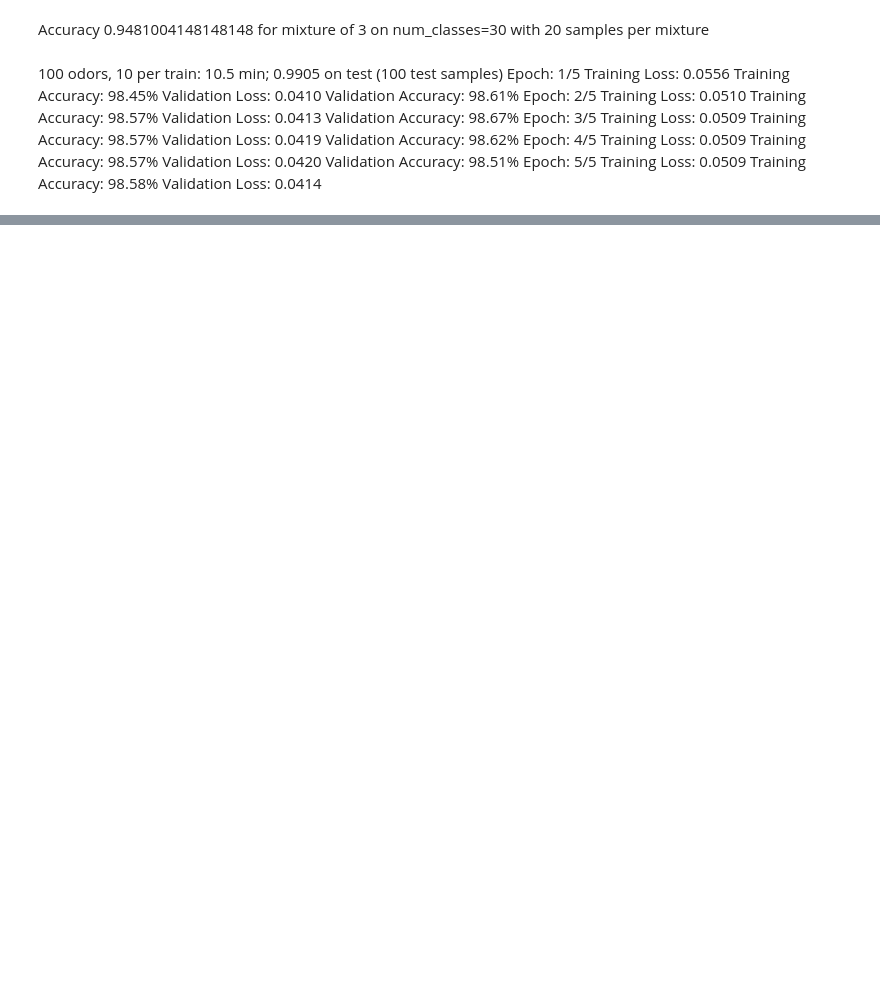
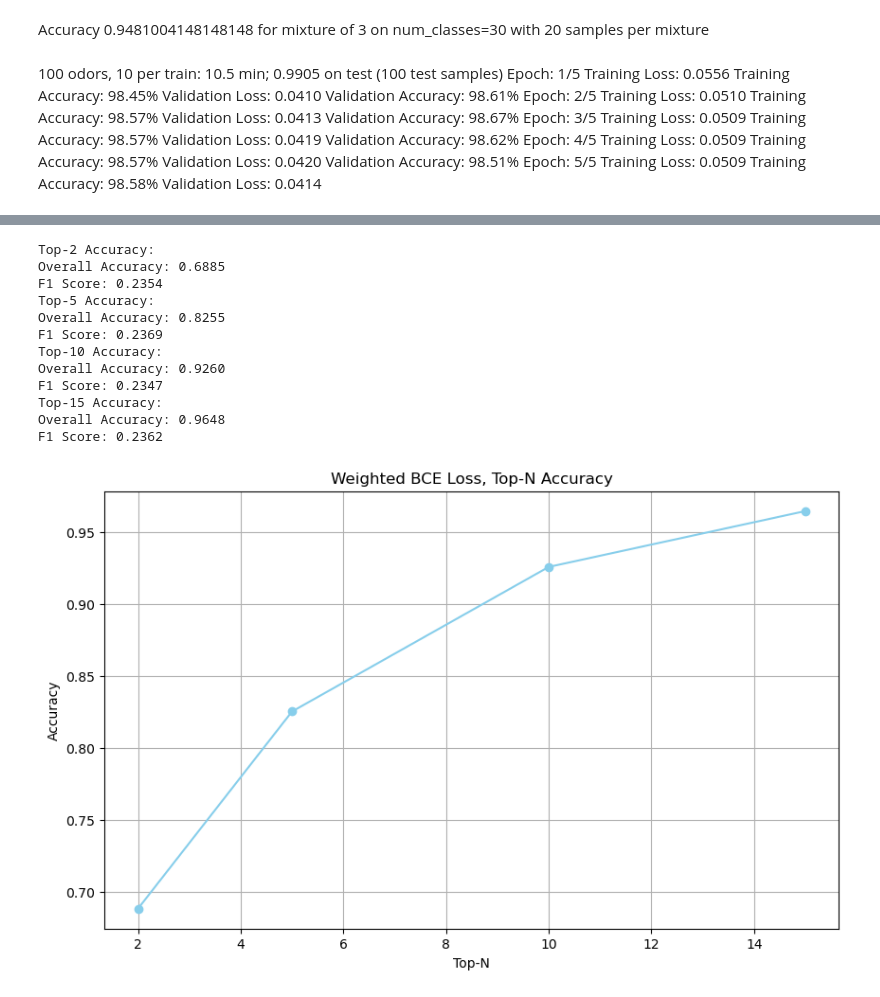
Before and after one commit to jhsieh731/odorWorld, a Jupyter notebook: gaussian/model.ipynb, the cells around one changed output, grey strips where cells are left out. Cells and saved outputs as stored; diff of their text form; code cells hidden in the pictures; blank space fills up the shorter version.

```diff
--- a/gaussian/model.ipynb
+++ b/gaussian/model.ipynb
@@ -226,0 +389,29 @@ Epoch: 5/5 	Training Loss: 0.0509 	Training Accuracy: 98.58% 	Validation Loss: 0
+# %%
+accuracies = []
+for i in [2, 5, 10, 15]:
+    print(f"Top-{i} Accuracy:")
+    accuracy, _, _ = test(i)
+    accuracies.append(accuracy)
+
+# Create a line plot of the top-n accuracies
+plt.figure(figsize=(10, 6))
+plt.plot([2, 5, 10, 15], accuracies, marker='o', color='skyblue')
+plt.xlabel('Top-N')
+plt.ylabel('Accuracy')
+plt.title('Weighted BCE Loss, Top-N Accuracy')
+plt.grid(True)
+plt.show()
+# %% [output]
+Top-2 Accuracy:
+Overall Accuracy: 0.6885
+F1 Score: 0.2354
+Top-5 Accuracy:
+Overall Accuracy: 0.8255
+F1 Score: 0.2369
+Top-10 Accuracy:
+Overall Accuracy: 0.9260
+F1 Score: 0.2347
+Top-15 Accuracy:
+Overall Accuracy: 0.9648
+F1 Score: 0.2362
+[figure, added]
```
Also changed, not shown: parts of 17 cells of this notebook, 14 other files.
